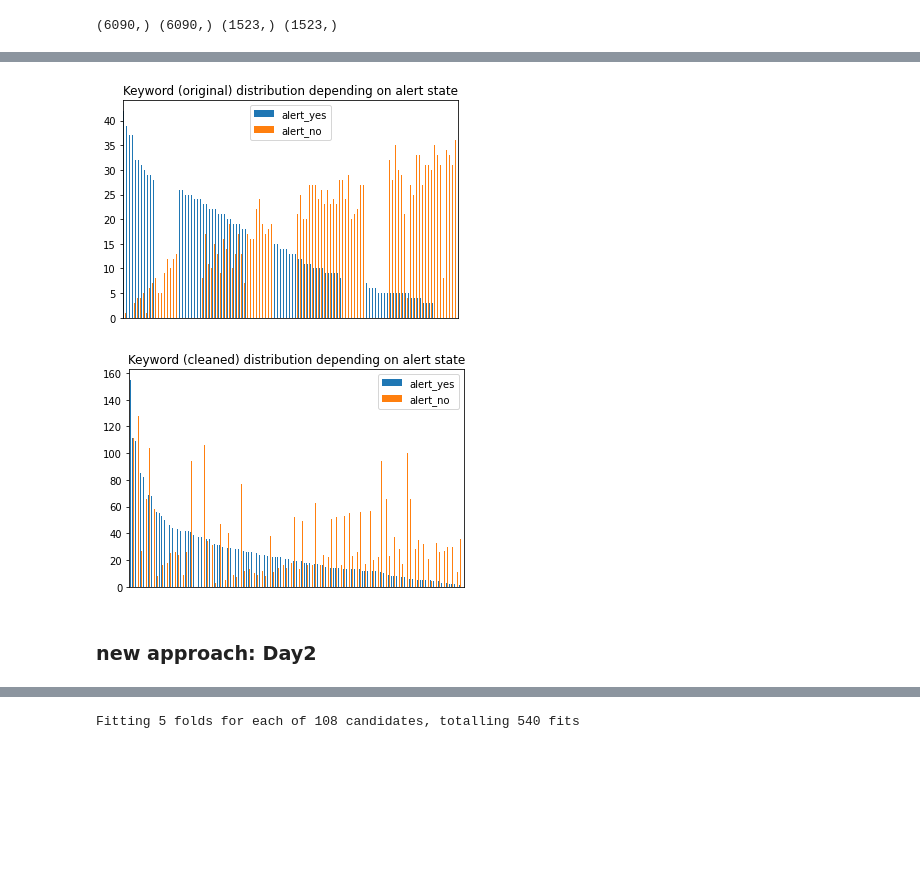
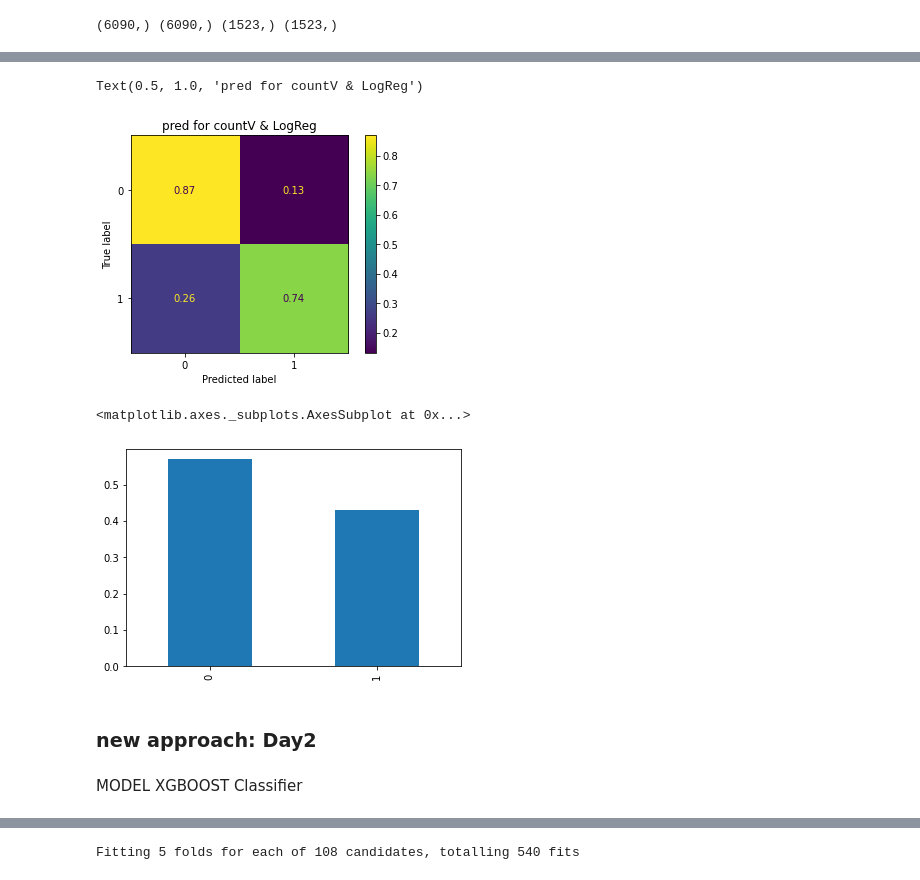
Before and after one commit to julia105/NLP-Project, a Jupyter notebook: Fire.ipynb, the cells around one changed output, grey strips where cells are left out. Saved outputs shown, nothing was run; the diff lists cells and outputs as text; code cells hidden in the pictures; blank space fills up the shorter version.

```diff
--- a/Fire.ipynb
+++ b/Fire.ipynb
@@ -214,11 +186,5 @@ def clean_text(text):
 # %%
 
 df['clean']=df['text'].apply(lambda text: clean_text(text))
+#df['keywords_final'].str.replace('no_valu', '', )
+df['clean_keyword'] = df['clean']+ ' ' +  df['keywords_final'].str.replace('no_valu', '')
-# %%
-'''
-# tokenize
-
-tokenizer = nltk.tokenize.WordPunctTokenizer()
-
-df['clean']=df['clean'].apply(lambda text: nltk.word_tokenize(text))
-'''
@@ -246,3 +214,5 @@ my_stopwords = stopwords.words('english')
 
 df["clean"] = df["clean"].apply(
     lambda text: " ".join([stemmer.stem(word) for word in text.split() if word not in my_stopwords]))
+df["clean_keyword"] = df["clean_keyword"].apply(
+    lambda text: " ".join([stemmer.stem(word) for word in text.split() if word not in my_stopwords]))
@@ -249,6 +221,6 @@ df["clean"] = df["clean"].apply(
 # %%
 from sklearn.model_selection import train_test_split
-X = df['clean']
+X = df['clean_keyword']
 y = df.target
 
 X_train, X_test, y_train, y_test = train_test_split(X,y, stratify = y, test_size=0.2, random_state=42)
@@ -361,13 +299,23 @@ plt.show()
-# %%
-df_kw_pure[['alert_yes','alert_no']].sort_values(by='alert_yes',ascending=False).plot(kind='bar')
-plt.xticks([])
-plt.title("Keyword (original) distribution depending on alert state")
-plt.show()
-# %% [output]
-[figure, removed]
-[figure, removed]
+# %%
+from sklearn.metrics import plot_confusion_matrix
+
+pipe_count.fit(X_train, y_train)
+plot_confusion_matrix(pipe_count,X_test,y_test, normalize='true')
+plt.title('pred for countV & LogReg')
+# %% [output]
+Text(0.5, 1.0, 'pred for countV & LogReg')
+[figure, added]
+# %%
+# distribution of y
+
+df.target.value_counts(normalize=True).plot(kind='bar')
+# %% [output]
+<matplotlib.axes._subplots.AxesSubplot at 0x...>
+[figure, added]
 # %% [markdown]
 ### new approach: Day2
+# %% [markdown]
+MODEL XGBOOST Classifier
 # %%
 !pip install xgboost
 # %% [output]
```
Also changed, not shown: parts of 73 cells of this notebook.
